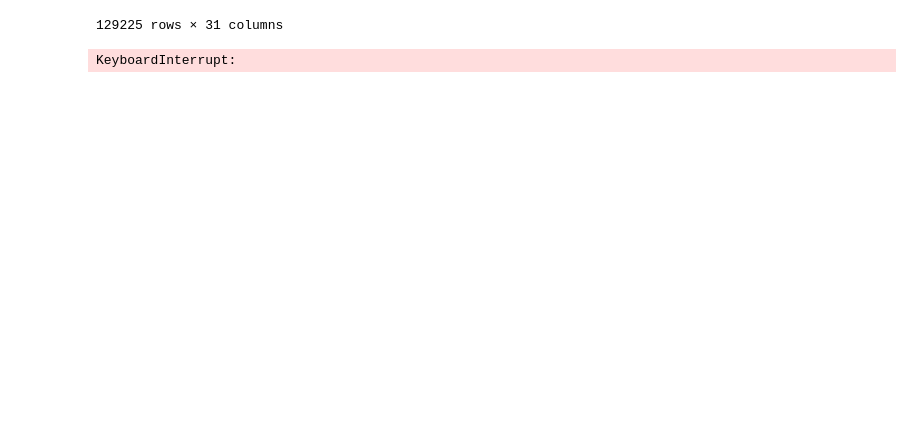
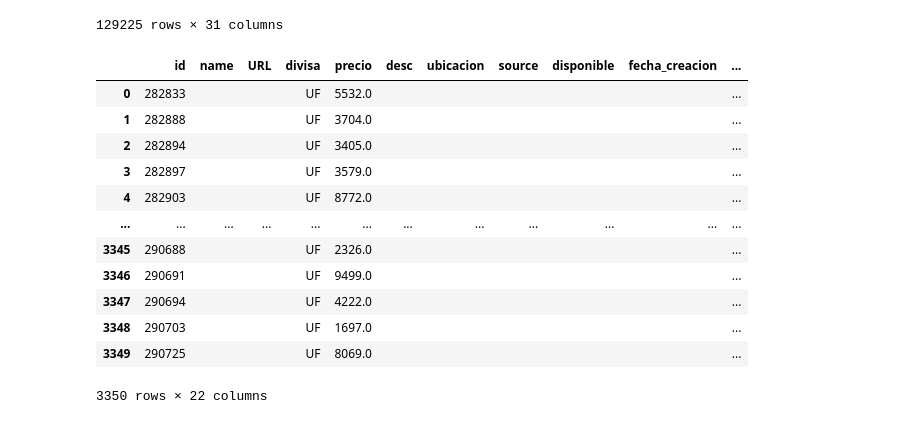
Before and after one commit to mespinoza8/valuaciones-api, a Jupyter notebook: pruebas.ipynb, the cells around one changed output. Saved outputs shown, nothing was run; the diff lists cells and outputs as text; code cells hidden in the pictures; blank space fills up the shorter version.

```diff
--- a/pruebas.ipynb
+++ b/pruebas.ipynb
@@ -266,7 +266,20 @@ DB_URI_2 = (
 
 engine_2 = create_engine(DB_URI_2)
 # %%
-with engine_2.connect() as con:
-    df_avaluos = pd.read_sql(query_avaluos, con=con)
+resultados_api=pd.read_excel('/Users/mespinoza/Desktop/valuaciones-api/resultados_qa.xlsx')
-# %% [output]
-KeyboardInterrupt:
+# %%
+resultados_api.fillna('')
+# %% [output]
+|  | id | name | URL | divisa | precio | desc | ubicacion | source | disponible | fecha_creacion | ... |
+| 0 | 282833 |  |  | UF | 5532.0 |  |  |  |  |  | ... |
+| 1 | 282888 |  |  | UF | 3704.0 |  |  |  |  |  | ... |
+| 2 | 282894 |  |  | UF | 3405.0 |  |  |  |  |  | ... |
+| 3 | 282897 |  |  | UF | 3579.0 |  |  |  |  |  | ... |
+| 4 | 282903 |  |  | UF | 8772.0 |  |  |  |  |  | ... |
+| ... | ... | ... | ... | ... | ... | ... | ... | ... | ... | ... | ... |
+| 3345 | 290688 |  |  | UF | 2326.0 |  |  |  |  |  | ... |
+| 3346 | 290691 |  |  | UF | 9499.0 |  |  |  |  |  | ... |
+| 3347 | 290694 |  |  | UF | 4222.0 |  |  |  |  |  | ... |
+| 3348 | 290703 |  |  | UF | 1697.0 |  |  |  |  |  | ... |
+| 3349 | 290725 |  |  | UF | 8069.0 |  |  |  |  |  | ... |
+3350 rows × 22 columns
```
Also changed, not shown: 2 other files.
